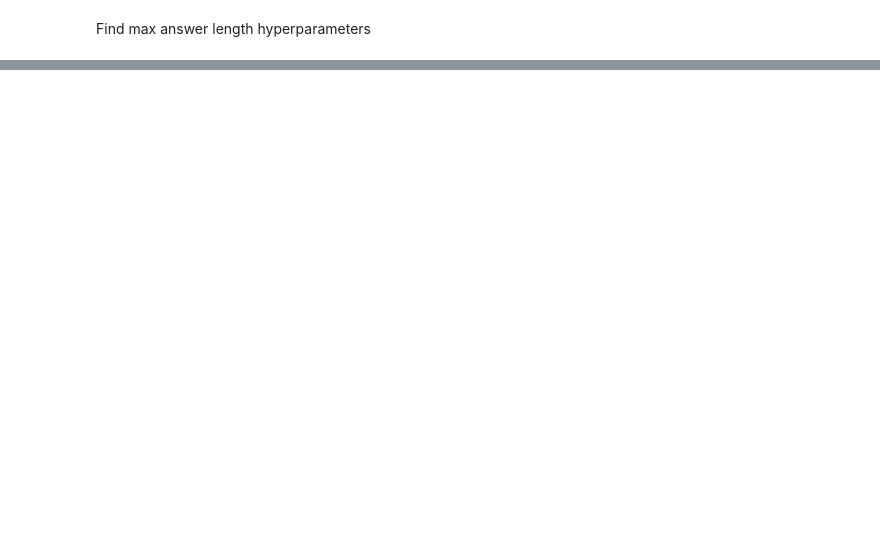
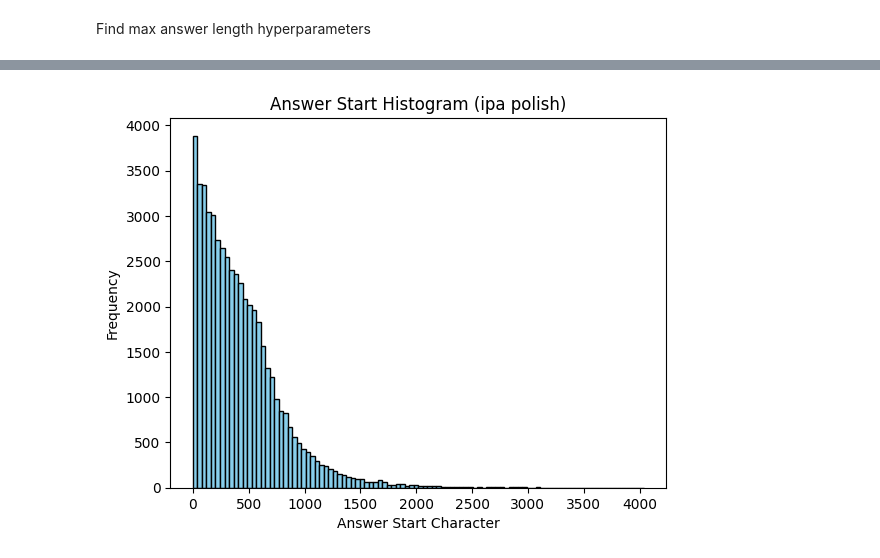
Before and after one commit to aaron-jencks/IPA_Finetuning, a Jupyter notebook: qa-exploration.ipynb, the cells around one changed output, grey strips where cells are left out. Saved outputs shown, nothing was run; the diff lists cells and outputs as text; code cells hidden in the pictures; blank space fills up the shorter version.

```diff
--- a/qa-exploration.ipynb
+++ b/qa-exploration.ipynb
@@ -223,0 +260,11 @@ Token length deviation: 16.642047867543926
+# %%
+answer_starts = [a['answer_start'][0] for a in filtered_meta_polish_answer_lengths['train']['answers-phoneme']] + [a['answer_start'][0] for a in filtered_meta_polish_answer_lengths['validation']['answers-phoneme']]
+
+plt.hist(answer_starts, bins=100, color='skyblue', edgecolor='black')
+
+plt.xlabel('Answer Start Character')
+plt.ylabel('Frequency')
+plt.title('Answer Start Histogram (ipa polish)')
+plt.show()
+# %% [output]
+[figure, added]
```
Also changed, not shown: parts of 12 cells of this notebook.
